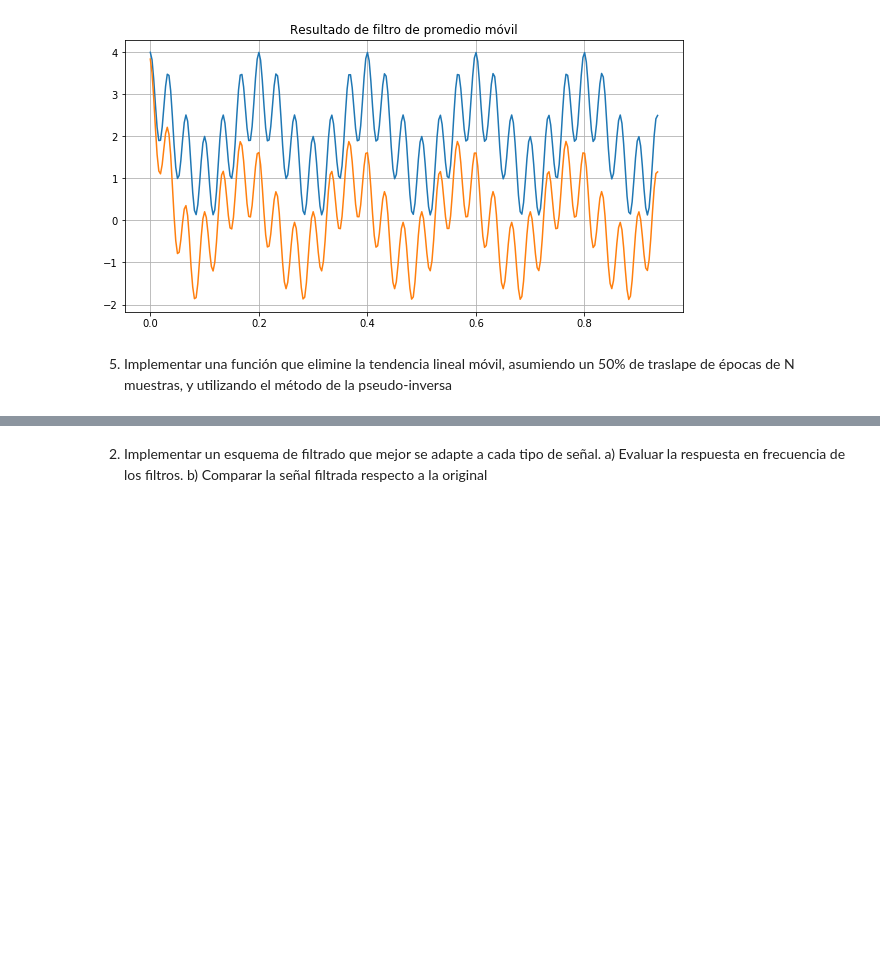
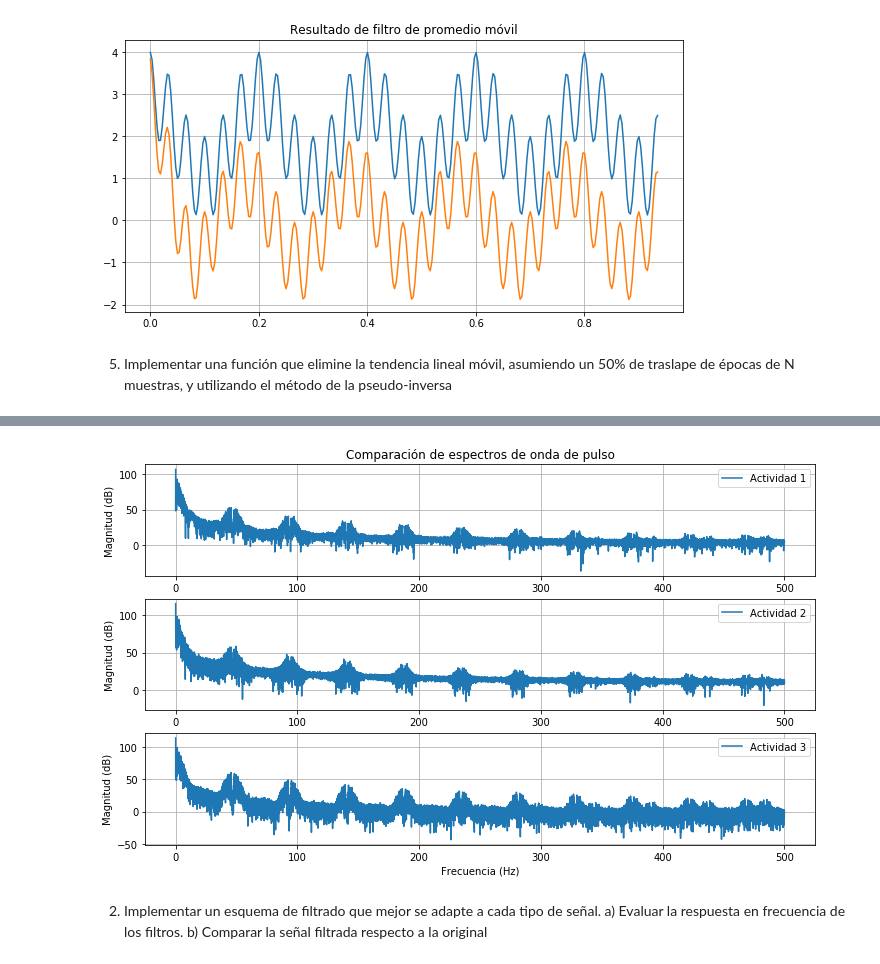
Before and after one commit to AlejandroHerrea/MCIB-19-P, a Jupyter notebook: src/Práctica 2/Práctica 2.ipynb, the cells around one changed output, grey strips where cells are left out. Drawn from its saved outputs; the diff is of its cells as text; code cells hidden in the pictures; blank space fills up the shorter version.

```diff
--- a/src/Práctica 2/Práctica 2.ipynb
+++ b/src/Práctica 2/Práctica 2.ipynb
@@ -308,3 +421,26 @@ for i in archivos:
+# %%
+#Espectros de onda de pulso
+plt.figure(figsize = (12,7))
+plt.subplot(3,1,1)
+plt.plot(f1,F_PUL_A1)
+plt.title('Comparación de espectros de onda de pulso')
+plt.legend(['Actividad 1'])
+plt.ylabel('Magnitud (dB)')
+plt.grid(True)
+plt.subplot(3,1,2)
+plt.plot(f2,F_PUL_A21)
+plt.legend(['Actividad 2'])
+plt.ylabel('Magnitud (dB)')
+plt.grid(True)
+plt.subplot(3,1,3)
+plt.plot(f3,F_PUL_A31)
+plt.legend(['Actividad 3'])
+plt.ylabel('Magnitud (dB)')
+plt.xlabel('Frecuencia (Hz)')
+plt.grid(True)
+plt.show()
+# %% [output]
+[figure, added]
 # %% [markdown]
 2. Implementar un esquema de filtrado que mejor se adapte a cada tipo de señal. a) Evaluar la respuesta en frecuencia de los filtros. b) Comparar la señal filtrada respecto a la original
 # %% [markdown]
```
Also changed, not shown: parts of 10 cells of this notebook.
